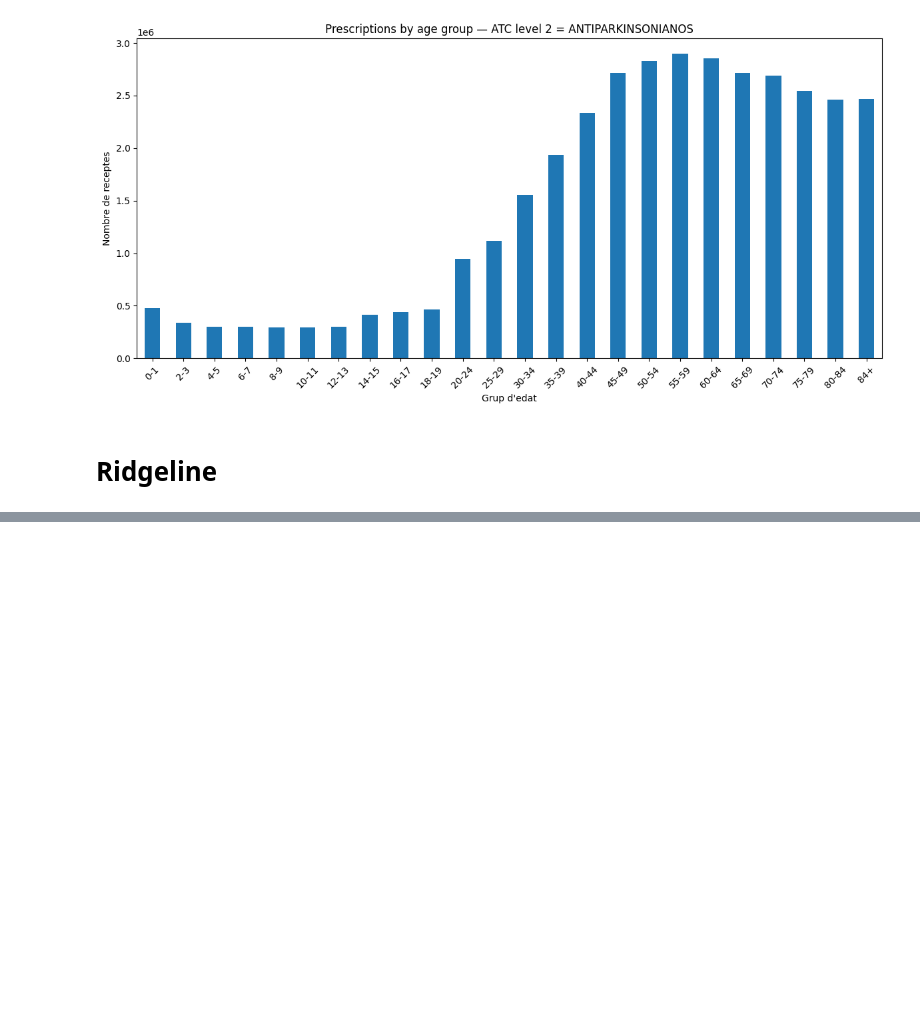
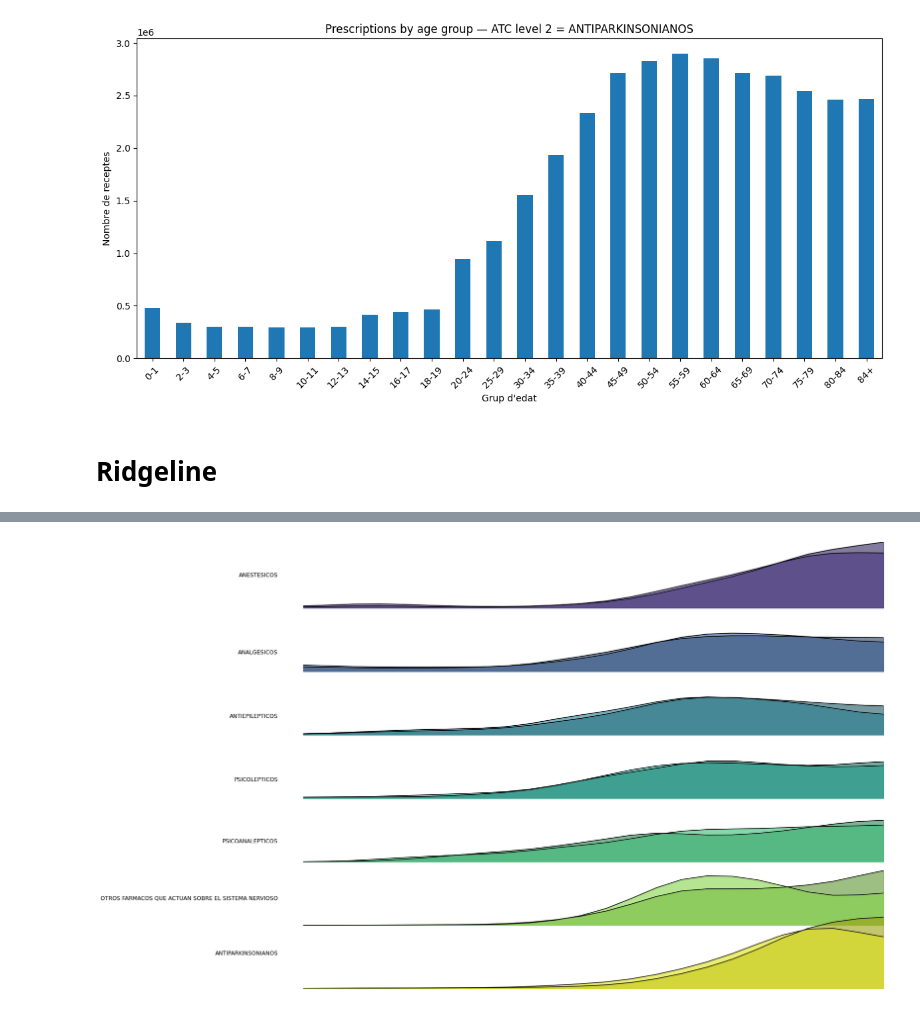
Before and after one commit to GerardArgany/AVBD_Medical_Receipts, a Jupyter notebook: scripts/age_sex_analysis.ipynb, the cells around one changed output, grey strips where cells are left out. Drawn from its saved outputs; the diff is of its cells as text; code cells hidden in the pictures; blank space fills up the shorter version.

```diff
--- a/scripts/age_sex_analysis.ipynb
+++ b/scripts/age_sex_analysis.ipynb
@@ -500,0 +541,93 @@ plt.show()
+# %%
+import numpy as np
+import pandas as pd
+import matplotlib.pyplot as plt
+from scipy.ndimage import gaussian_filter1d
+import matplotlib.cm as cm
+
+# ORDER your age categories
+age_order = [
+    "0-1", "2-3", "4-5", "6-7", "8-9",
+    "10-11", "12-13", "14-15", "16-17", "18-19",
+    "20-24", "25-29", "30-34", "35-39", "40-44",
+    "45-49", "50-54", "55-59", "60-64", "65-69",
+    "70-74", "75-79", "80-84", "84+"
+]
+
+atc2_values = df_nerv["grup ATC nivell 2"].unique()
+n_atc = len(atc2_values)
+
+# smoothness & vertical scaling
+ridge_scale = 10
+offset = -1.4
+
+fig, ax = plt.subplots(figsize=(13, 10))
+
+# color palette for ATC categories (base color)
+base_colors = cm.viridis(np.linspace(0.15, 0.95, n_atc))
+
+for i, (atc2, base_color) in enumerate(zip(atc2_values, base_colors)):
+
+    df_atc = df_nerv[df_nerv["grup ATC nivell 2"] == atc2]
+
+    # group by age × sex
+    grouped = (
+        df_atc.groupby(["grup d'edat", "sexe"])["nombre de receptes"]
+              .sum()
+              .unstack(fill_value=0)
+              .reindex(age_order)
+              .fillna(0)
+    )
+
+    # Ensure both sexes exist
+    for col in ["Home", "Dona"]:
+        if col not in grouped.columns:
+            grouped[col] = 0
+
+    male = grouped["Home"].values
+    female = grouped["Dona"].values
+
+    # proportions
+    male = male / male.sum() if male.sum() > 0 else male
+    female = female / female.sum() if female.sum() > 0 else female
+
+    # smoothing
+    male_s = gaussian_filter1d(male, sigma=1.2) * ridge_scale
+    female_s = gaussian_filter1d(female, sigma=1.2) * ridge_scale
+
+    baseline = i * offset
+    x = np.arange(len(age_order))
+
+    # create slightly different color shades
+    male_color   = base_color
+    female_color = tuple(np.clip(np.array(base_color) * 0.7, 0, 1))  # darker shade
+
+    # --- FEMALE ridge ---
+    ax.fill_between(x, baseline, baseline + female_s,
+                    color=female_color, alpha=0.6)
+    ax.plot(x, baseline + female_s, color="black", linewidth=1.1)
+
+    # --- MALE ridge ---
+    ax.fill_between(x, baseline, baseline + male_s,
+                    color=male_color, alpha=0.6)
+    ax.plot(x, baseline + male_s, color="black", linewidth=1.1)
+
+    # optional labels
+    ax.text(-1, baseline + max(male_s.max(), female_s.max()) * 0.5,
+            atc2, ha="right", va="center", fontsize=9)
+
+# --- Minimalist ridgeline look ---
+ax.set_xticks([])
+ax.set_yticks([])
+for spine in ax.spines.values():
+    spine.set_visible(False)
+ax.axis("off")
+
+plt.margins(0, 0)
+plt.subplots_adjust(left=0, right=1, top=1, bottom=0)
+
+plt.savefig("../plots/age_and_sex/ridgeline_overlay_mf.pdf",
+            dpi=300, bbox_inches="tight", pad_inches=0)
+plt.show()
+# %% [output]
+[figure, added]
```
Also changed, not shown: parts of 8 cells of this notebook, 31 other files.
